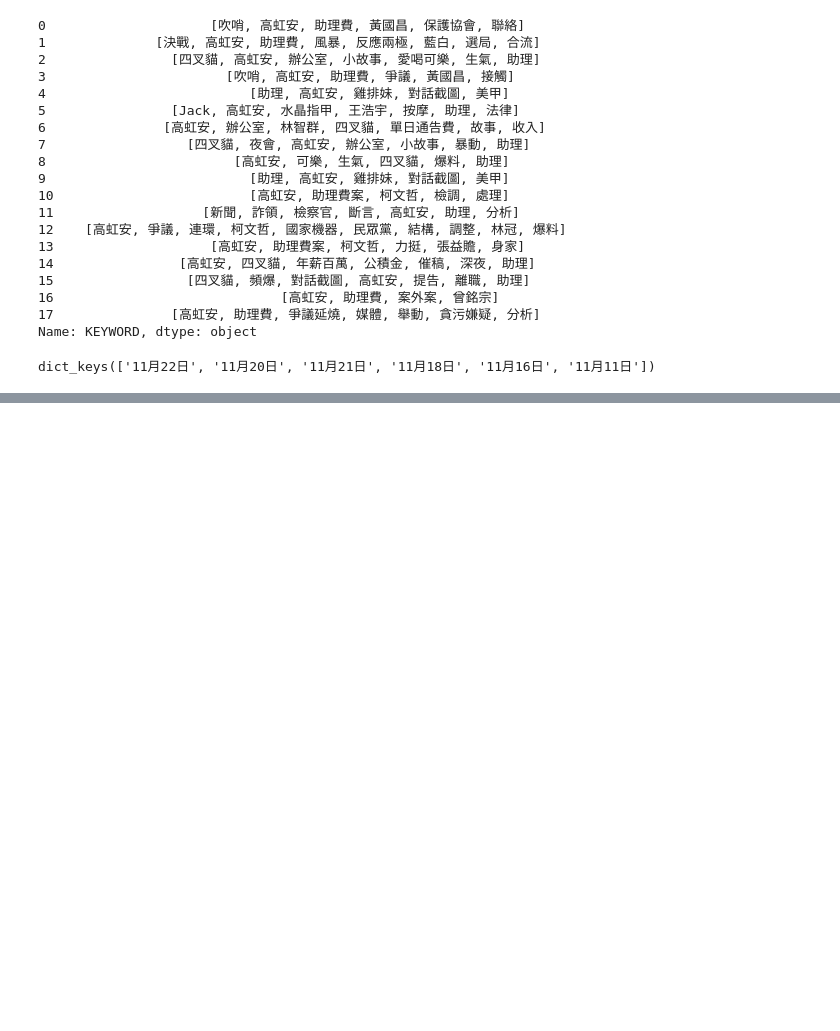
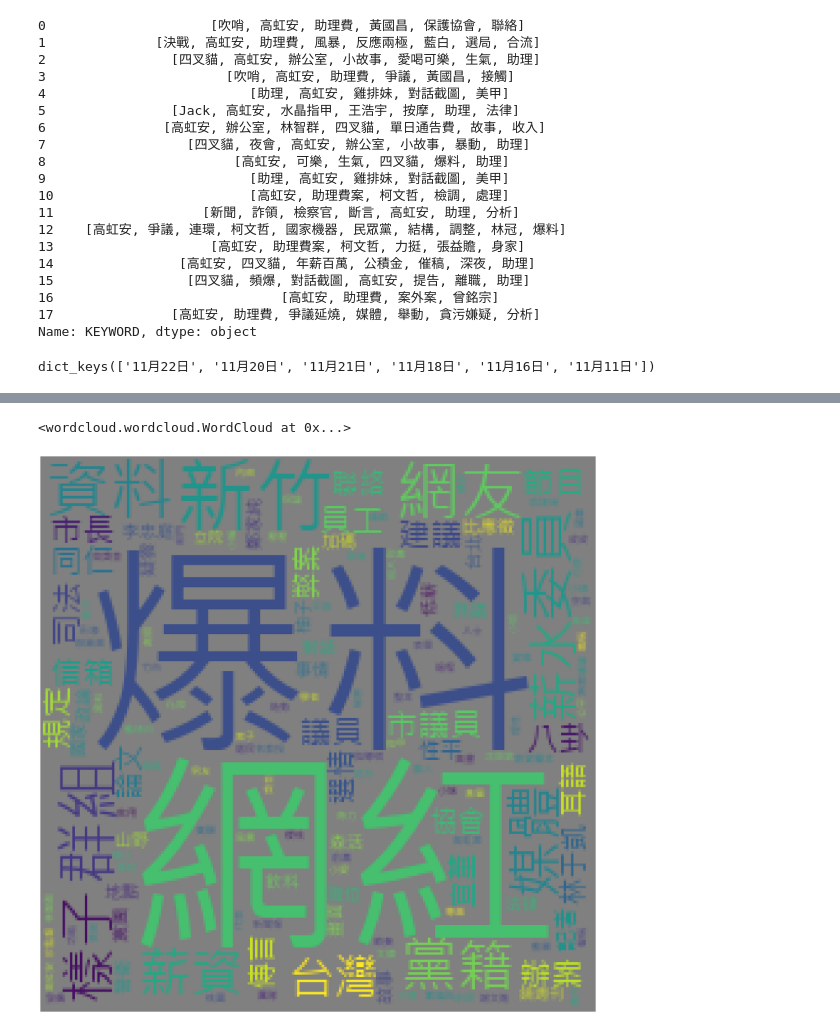
Before and after one commit to walilaywa/PL, a Jupyter notebook: 20221123_PRA.ipynb, the cells around one changed output, grey strips where cells are left out. Drawn from its saved outputs; the diff is of its cells as text; code cells hidden in the pictures; blank space fills up the shorter version.

```diff
--- a/20221123_PRA.ipynb
+++ b/20221123_PRA.ipynb
@@ -102,0 +268,15 @@ Name: ARTIWORD, dtype: object
+# %%
+mask=np.array(Image.open("ntnu_icon.png"))#載入文字云的圖形與文字
+font="C:\Windows\Fonts\MSJH.TTC"
+# %%
+wordcloud=WordCloud(background_color="gray",font_path=font,mask=mask)#設定背景顏色，字體與遮罩
+wordcloud.generate_from_frequencies(diction)
+# %% [output]
+<wordcloud.wordcloud.WordCloud at 0x...>
+# %%
+plt.figure(figsize=(30,40))
+plt.imshow(wordcloud)
+plt.axis("off")
+plt.show()
+# %% [output]
+[figure, added]
```
Also changed, not shown: parts of 25 cells of this notebook, 4 other files.
